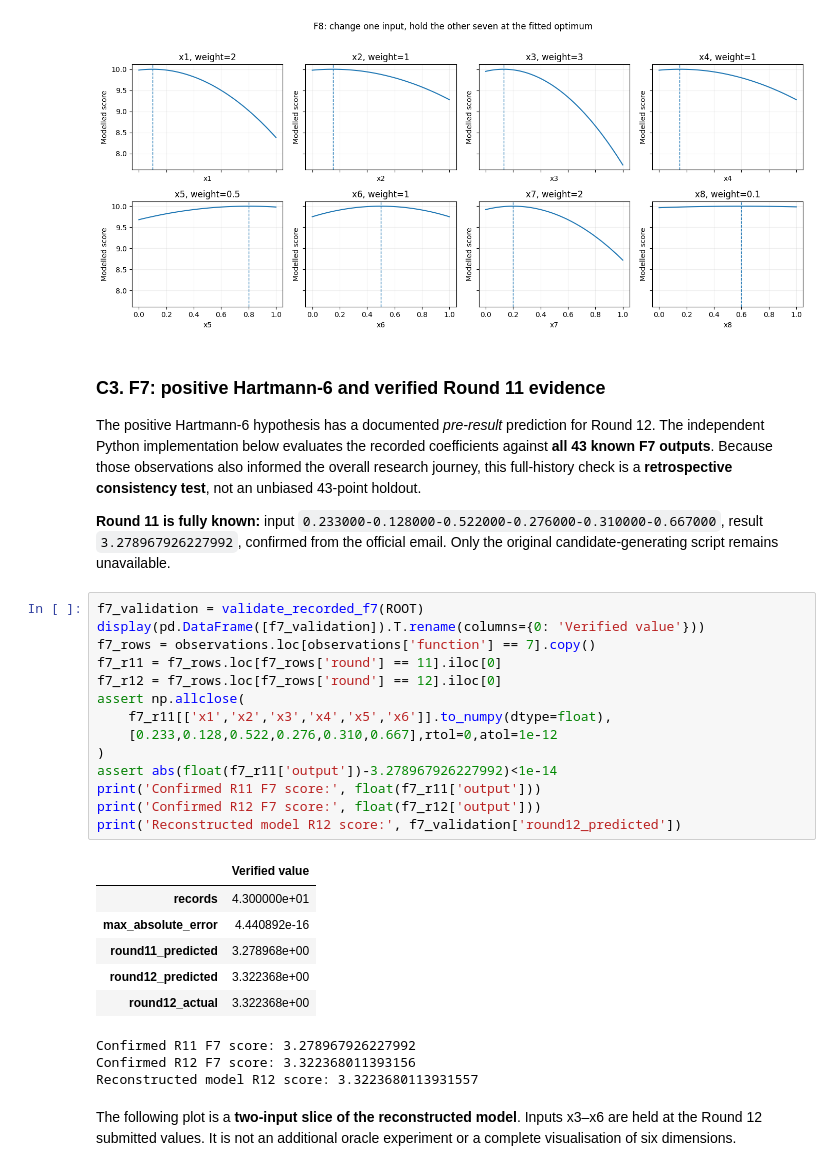
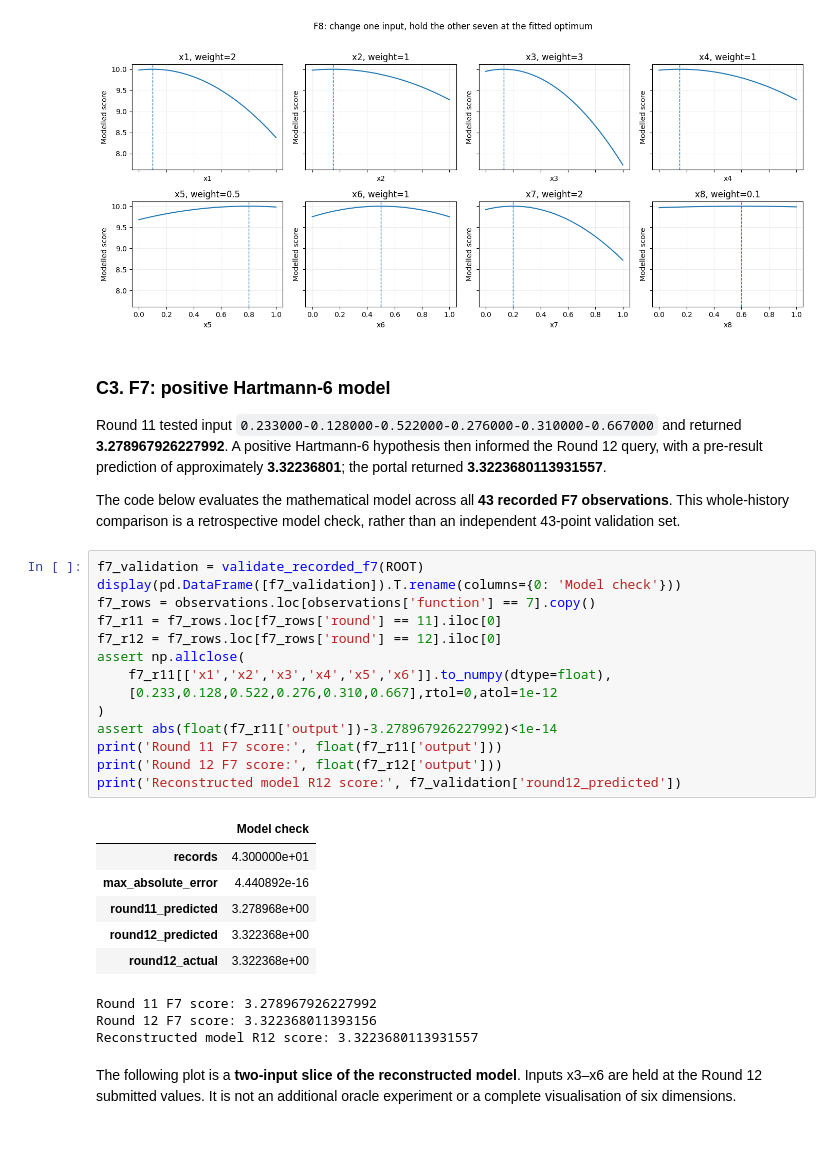
Before and after one commit to tatonsyML/bbo-capstone-imperial-college, a Jupyter notebook: notebooks/Capstone_Final_Walkthrough.ipynb, the cells around one changed output. Cells and saved outputs as stored; diff of their text form; blank space fills up the shorter version.

```diff
--- a/notebooks/Capstone_Final_Walkthrough.ipynb
+++ b/notebooks/Capstone_Final_Walkthrough.ipynb
@@ -403,34 +354,34 @@ plt.show()
 # %% [output]
 [figure]
 # %% [markdown]
-### C3. F7: positive Hartmann-6 and verified Round 11 evidence
+### C3. F7: positive Hartmann-6 model
 
-The positive Hartmann-6 hypothesis has a documented *pre-result* prediction for Round 12. The independent Python implementation below evaluates the recorded coefficients against **all 43 known F7 outputs**. Because those observations also informed the overall research journey, this full-history check is a **retrospective consistency test**, not an unbiased 43-point holdout.
+Round 11 tested input `0.233000-0.128000-0.522000-0.276000-0.310000-0.667000` and returned **3.278967926227992**. A positive Hartmann-6 hypothesis then informed the Round 12 query, with a pre-result prediction of approximately **3.32236801**; the portal returned **3.3223680113931557**.
 
-**Round 11 is fully known:** input `0.233000-0.128000-0.522000-0.276000-0.310000-0.667000`, result `3.278967926227992`, confirmed from the official email. Only the original candidate-generating script remains unavailable.
+The code below evaluates the mathematical model across all **43 recorded F7 observations**. This whole-history comparison is a retrospective model check, rather than an independent 43-point validation set.
 # %%
 f7_validation = validate_recorded_f7(ROOT)
-display(pd.DataFrame([f7_validation]).T.rename(columns={0: 'Verified value'}))
+display(pd.DataFrame([f7_validation]).T.rename(columns={0: 'Model check'}))
 f7_rows = observations.loc[observations['function'] == 7].copy()
 f7_r11 = f7_rows.loc[f7_rows['round'] == 11].iloc[0]
 f7_r12 = f7_rows.loc[f7_rows['round'] == 12].iloc[0]
 assert np.allclose(
     f7_r11[['x1','x2','x3','x4','x5','x6']].to_numpy(dtype=float),
     [0.233,0.128,0.522,0.276,0.310,0.667],rtol=0,atol=1e-12
 )
 assert abs(float(f7_r11['output'])-3.278967926227992)<1e-14
-print('Confirmed R11 F7 score:', float(f7_r11['output']))
-print('Confirmed R12 F7 score:', float(f7_r12['output']))
+print('Round 11 F7 score:', float(f7_r11['output']))
+print('Round 12 F7 score:', float(f7_r12['output']))
 print('Reconstructed model R12 score:', f7_validation['round12_predicted'])
 # %% [output]
-|  | Verified value |
+|  | Model check |
 | records | 4.300000e+01 |
 | max_absolute_error | 4.440892e-16 |
 | round11_predicted | 3.278968e+00 |
 | round12_predicted | 3.322368e+00 |
 | round12_actual | 3.322368e+00 |
-Confirmed R11 F7 score: 3.278967926227992
-Confirmed R12 F7 score: 3.322368011393156
+Round 11 F7 score: 3.278967926227992
+Round 12 F7 score: 3.322368011393156
 Reconstructed model R12 score: 3.3223680113931557
 # %% [markdown]
 The following plot is a **two-input slice of the reconstructed model**. Inputs x3–x6 are held at the Round 12 submitted values. It is not an additional oracle experiment or a complete visualisation of six dimensions.
```
Also changed, not shown: parts of 8 cells of this notebook, 43 other files.
